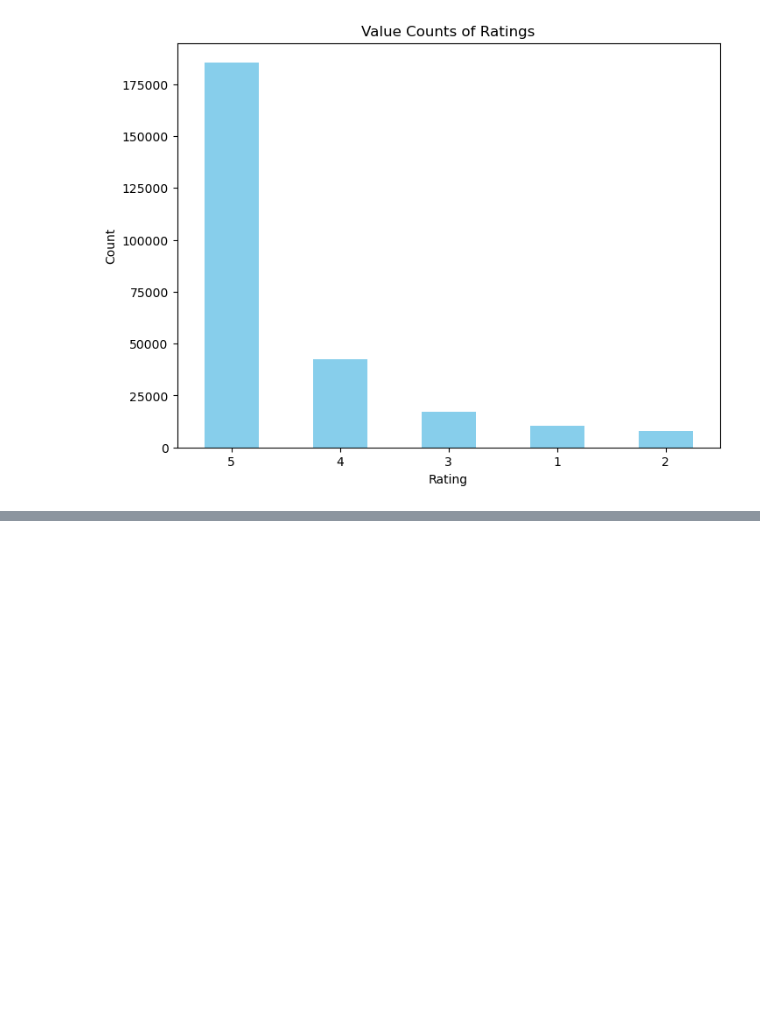
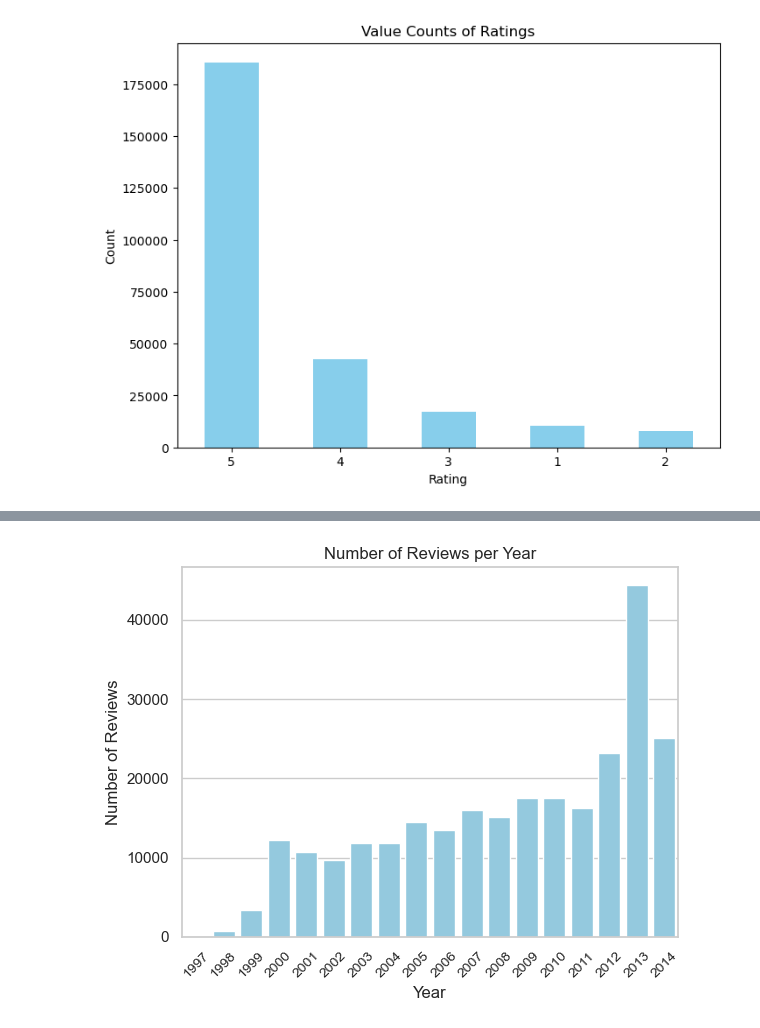
Before and after one commit to lderr4/Fresh-Finds-Album-Recommendation, a Jupyter notebook: explore_data.ipynb, the cells around one changed output, grey strips where cells are left out. Drawn from its saved outputs; the diff is of its cells as text; code cells hidden in the pictures; blank space fills up the shorter version.

Commit message:
data processing

```diff
--- a/explore_data.ipynb
+++ b/explore_data.ipynb
@@ -39,0 +66,21 @@ plt.show()
+# %%
+def get_year(time):
+    length = len(time)
+    start = length-4
+    return int(time[start:])
+
+reviews['year'] = reviews["reviewTime"].apply(get_year)
+
+yearly_counts = reviews['year'].value_counts().reset_index()
+yearly_counts.columns = ['year', 'count']
+
+# Create a bar plot using Seaborn
+sns.set(style="whitegrid")  # Set the style of the plot
+ax=sns.barplot(data=yearly_counts, x='year', y='count', color="skyblue")
+plt.xlabel('Year')  # Label for the x-axis
+plt.ylabel('Number of Reviews')  # Label for the y-axis
+plt.title('Number of Reviews per Year')  # Title for the plot
+ax.set_xticklabels(ax.get_xticklabels(), rotation=45, fontsize=10)
+plt.show()
+# %% [output]
+[figure, added]
```
Also changed, not shown: parts of 13 cells of this notebook, 1 other file.
